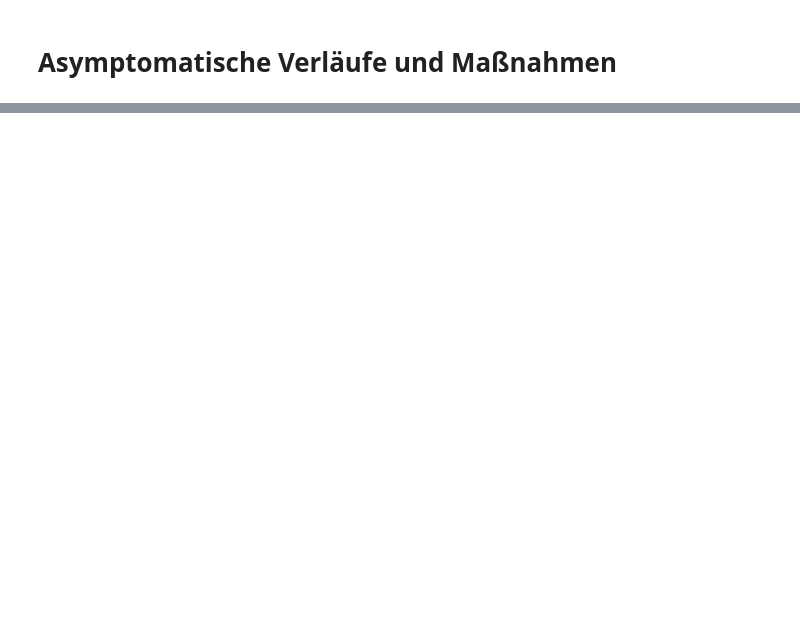
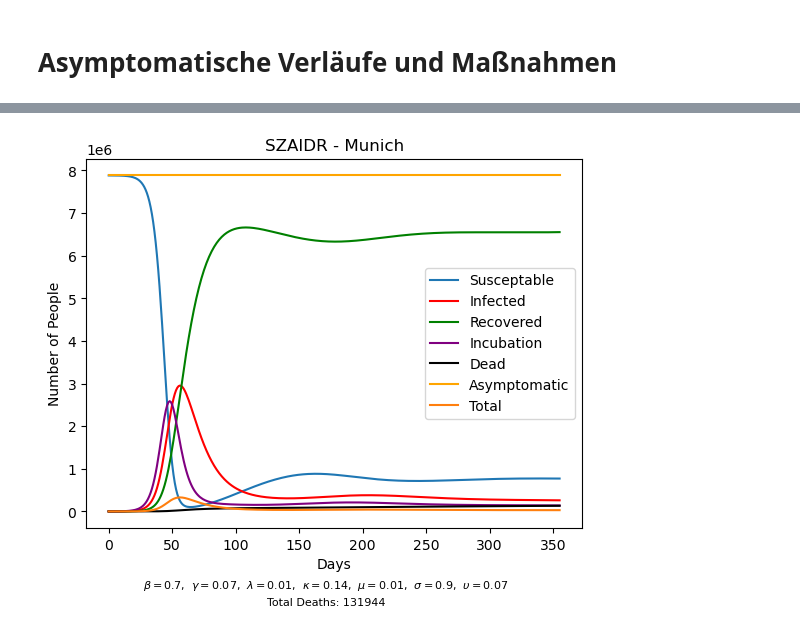
Before and after one commit to LoloSpirit/PlagueInc, a Jupyter notebook: Ausarbeitung_Projekt.ipynb, the cells around one changed output, grey strips where cells are left out. Saved outputs shown, nothing was run; the diff lists cells and outputs as text; code cells hidden in the pictures; blank space fills up the shorter version.

```diff
--- a/Ausarbeitung_Projekt.ipynb
+++ b/Ausarbeitung_Projekt.ipynb
@@ -871,0 +900,35 @@ def calculate_travel_exp (ci : City, ds, dz, di, dr, routes_matrix : pd.DataFram
+# %%
+# infect people - intial condition
+test_city = cities_exp['MUC']
+test_city.reset_city()
+test_city.infect(1000)
+
+beta = 0.7
+gamma = 0.07
+lambda_0 = 1/90
+kappa = 1/7
+mu = .01
+sigma = 0.9
+upsilon = 0.07
+
+t,s,z,i,d,r,a = ([] for i in range(7))
+total_i= 0
+total = []
+for n in range(356 * 1):
+    t.append(n)
+    s.append(test_city.S)
+    z.append(test_city.Z)
+    a.append(test_city.A)
+    i.append(test_city.I)
+    d.append(test_city.D)
+    r.append(test_city.R)
+    total.append(test_city.S + test_city.Z + test_city.I + test_city.D + test_city.R + test_city.A)
+
+    total_i += kappa * test_city.Z
+
+    test_city = step_SZAIDR(test_city, beta, gamma, lambda_0 * (0.5 ** (total_i / test_city.population)), kappa, mu, sigma, upsilon, 1)
+
+
+plot_SIR(f"SZAIDR - Munich", t, s, i, r, z, d, a,  total, values={r'\beta': beta, r'\gamma': gamma, r'\lambda': lambda_0, r'\kappa': kappa, r'\mu': mu, r'\sigma' : sigma, r'\upsilon' : upsilon})
+# %% [output]
+[figure, added]
```
Also changed, not shown: parts of 10 cells of this notebook.
